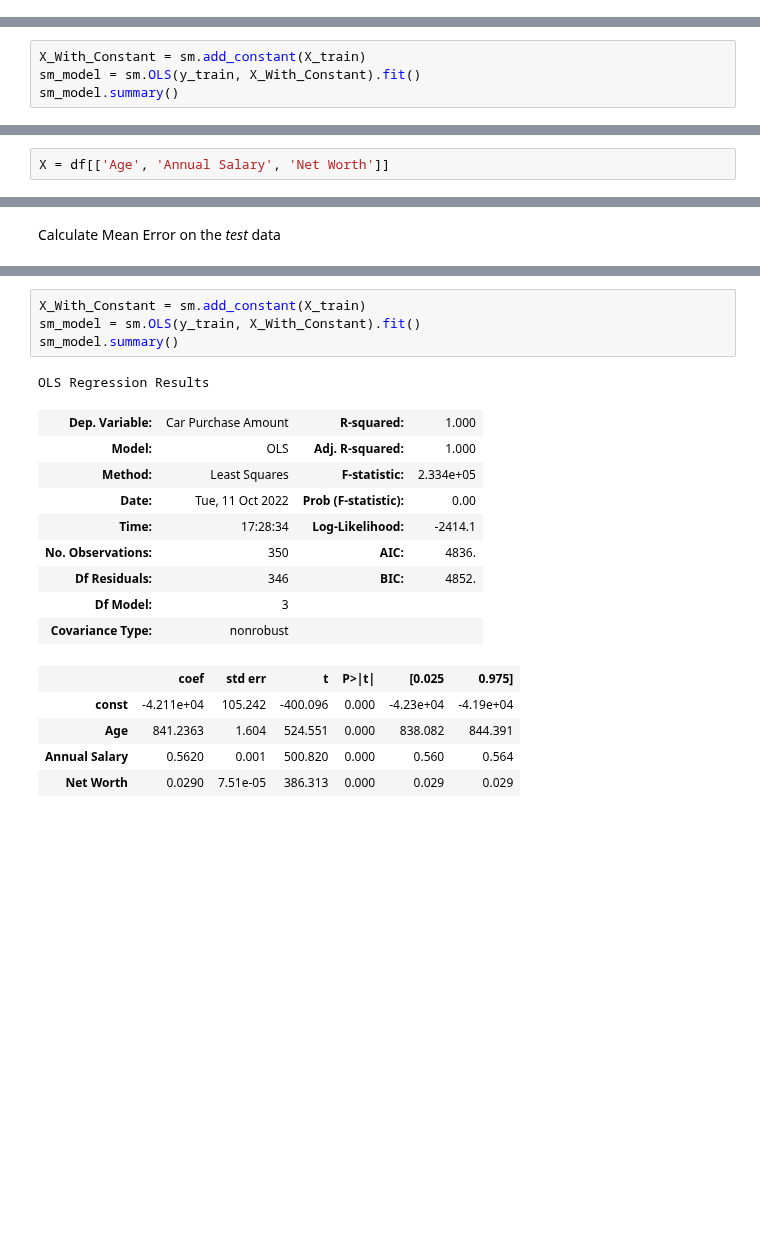
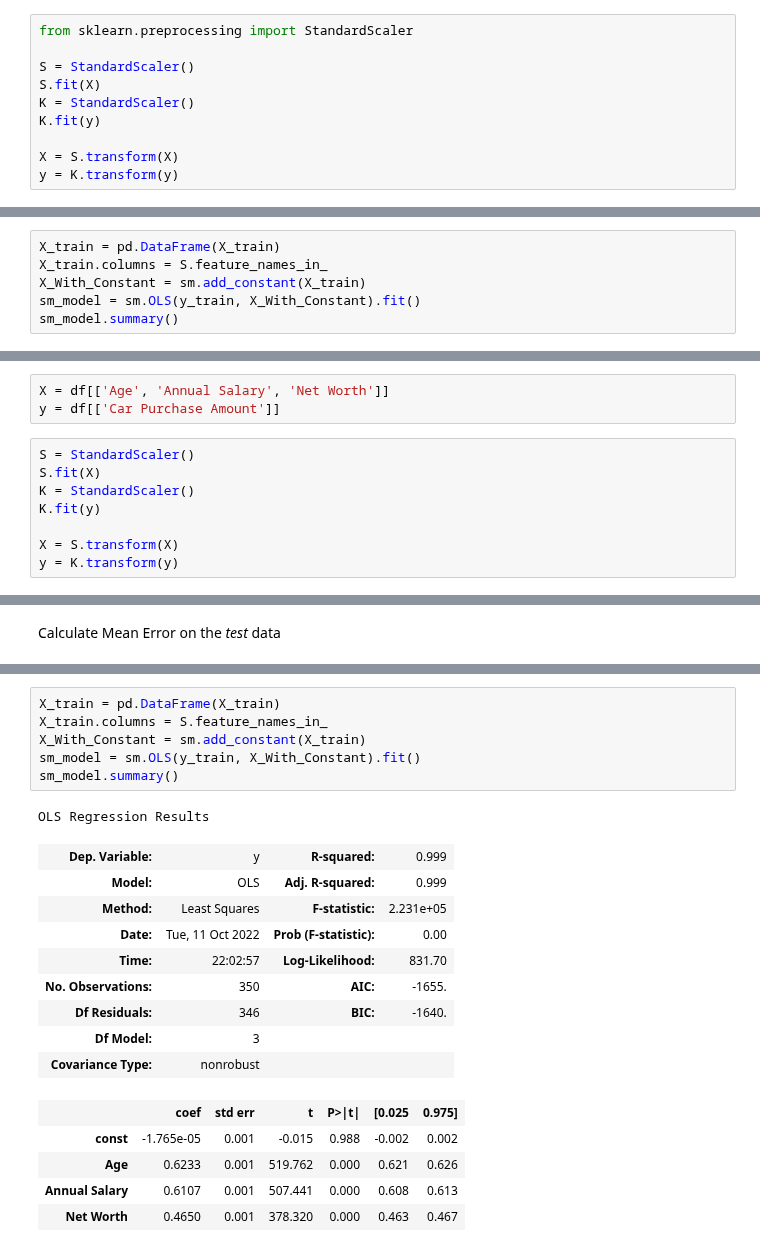
Before and after one commit to natthawit-jan/car_price_prediction_proj, a Jupyter notebook: car_prediction.ipynb, the cells around one changed output, grey strips where cells are left out. Drawn from its saved outputs; the diff is of its cells as text; blank space fills up the shorter version.

```diff
--- a/car_prediction.ipynb
+++ b/car_prediction.ipynb
@@ -140,3 +123,13 @@ y = df['Car Purchase Amount']
+# %%
+from sklearn.preprocessing import StandardScaler
+
+S = StandardScaler()
+S.fit(X)
+K = StandardScaler()
+K.fit(y)
+
+X = S.transform(X)
+y = K.transform(y)
 # %% [markdown]
 Divide the data into train and test data. We'll use 70% for the train dataset and 30% for the test dataset.
 # %%
@@ -204,4 +197,6 @@ RMSE: 247.3390339203116
 # %%
+X_train = pd.DataFrame(X_train)
+X_train.columns = S.feature_names_in_
 X_With_Constant = sm.add_constant(X_train)
 sm_model = sm.OLS(y_train, X_With_Constant).fit()
 sm_model.summary()
@@ -237,6 +230,15 @@ From the summary above, we can say that credit card debt and gender features doe
 We create another model where we take out credit debt and gender feature.
 # %%
 X = df[['Age', 'Annual Salary', 'Net Worth']]
+y = df[['Car Purchase Amount']]
+# %%
+S = StandardScaler()
+S.fit(X)
+K = StandardScaler()
+K.fit(y)
+
+X = S.transform(X)
+y = K.transform(y)
 # %%
 X_train, X_test, y_train, y_test = train_test_split(X, y, test_size=.3)
 # %%
@@ -292,20 +295,22 @@ RMSE: 248.04873365837247
 # %%
+X_train = pd.DataFrame(X_train)
+X_train.columns = S.feature_names_in_
 X_With_Constant = sm.add_constant(X_train)
 sm_model = sm.OLS(y_train, X_With_Constant).fit()
 sm_model.summary()
 # %% [output]
 OLS Regression Results
-| Dep. Variable: | Car Purchase Amount | R-squared: | 1.000 |
-| Model: | OLS | Adj. R-squared: | 1.000 |
-| Method: | Least Squares | F-statistic: | 2.334e+05 |
+| Dep. Variable: | y | R-squared: | 0.999 |
+| Model: | OLS | Adj. R-squared: | 0.999 |
+| Method: | Least Squares | F-statistic: | 2.231e+05 |
 | Date: | Tue, 11 Oct 2022 | Prob (F-statistic): | 0.00 |
-| Time: | 17:28:34 | Log-Likelihood: | -2414.1 |
-| No. Observations: | 350 | AIC: | 4836. |
-| Df Residuals: | 346 | BIC: | 4852. |
+| Time: | 22:02:57 | Log-Likelihood: | 831.70 |
+| No. Observations: | 350 | AIC: | -1655. |
+| Df Residuals: | 346 | BIC: | -1640. |
 | Df Model: | 3 |  |  |
 | Covariance Type: | nonrobust |  |  |
 |  | coef | std err | t | P>|t| | [0.025 | 0.975] |
-| const | -4.211e+04 | 105.242 | -400.096 | 0.000 | -4.23e+04 | -4.19e+04 |
-| Age | 841.2363 | 1.604 | 524.551 | 0.000 | 838.082 | 844.391 |
-| Annual Salary | 0.5620 | 0.001 | 500.820 | 0.000 | 0.560 | 0.564 |
-| Net Worth | 0.0290 | 7.51e-05 | 386.313 | 0.000 | 0.029 | 0.029 |
+| const | -1.765e-05 | 0.001 | -0.015 | 0.988 | -0.002 | 0.002 |
+| Age | 0.6233 | 0.001 | 519.762 | 0.000 | 0.621 | 0.626 |
+| Annual Salary | 0.6107 | 0.001 | 507.441 | 0.000 | 0.608 | 0.613 |
+| Net Worth | 0.4650 | 0.001 | 378.320 | 0.000 | 0.463 | 0.467 |
```
Also changed, not shown: parts of 44 cells of this notebook.
